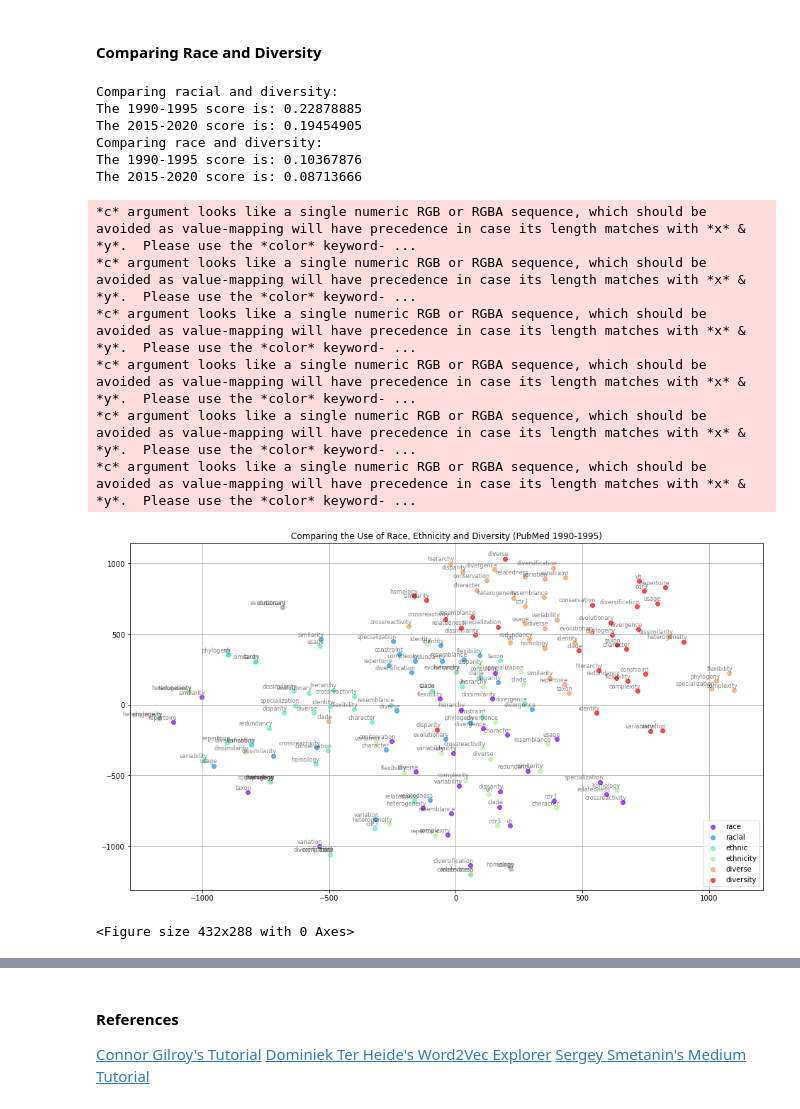
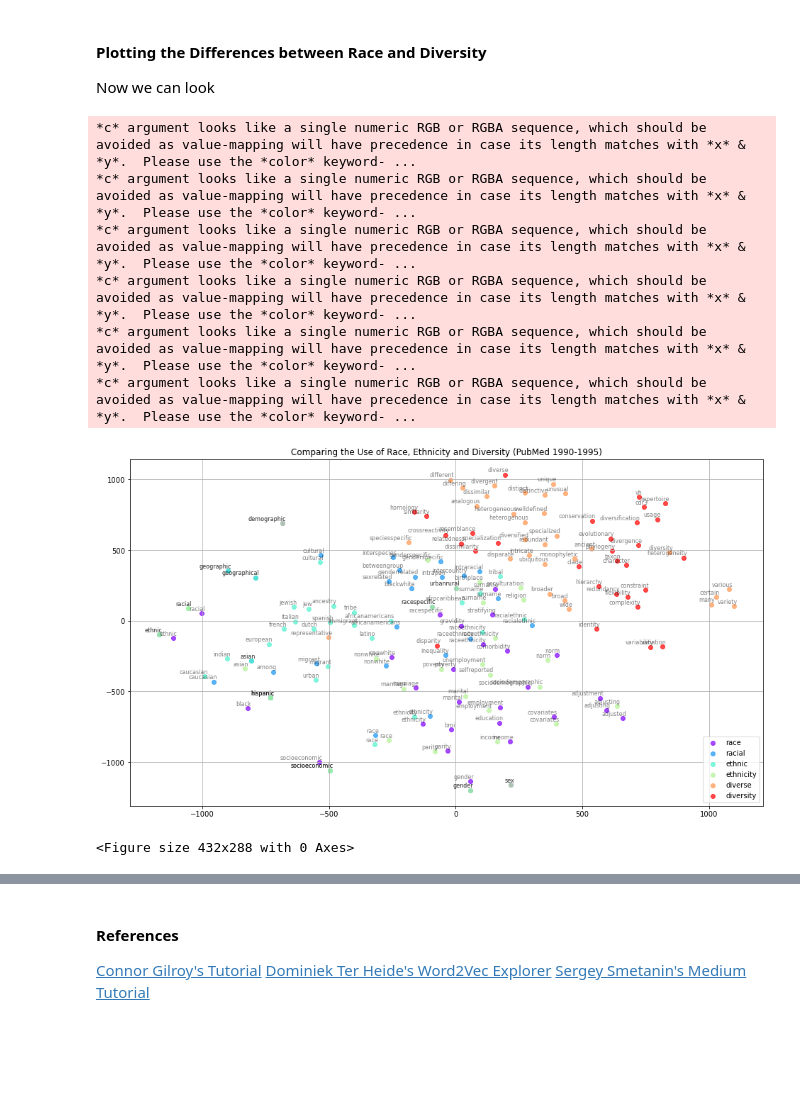
Before and after one commit to brandonleekramer/diversity, a Jupyter notebook: src/04_word_embeddings/04_eda_word2vec.ipynb, the cells around one changed output, grey strips where cells are left out. Cells and saved outputs as stored; diff of their text form; code cells hidden in the pictures; blank space fills up the shorter version.

```diff
--- a/src/04_word_embeddings/04_eda_word2vec.ipynb
+++ b/src/04_word_embeddings/04_eda_word2vec.ipynb
@@ -80,21 +197,4 @@ black_racist
 # %% [markdown]
-#### Comparing Race and Diversity
+#### Plotting the Differences between Race and Diversity
+
+Now we can look
-# %%
-racial_diversity_early = earlier_model.wv.similarity('racial','diversity')
-racial_diversity_later = later_model.wv.similarity('racial','diversity')
-race_diversity_early = earlier_model.wv.similarity('race','diversity')
-race_diversity_later = later_model.wv.similarity('race','diversity')
-
-print('Comparing racial and diversity:')
-print('The 1990-1995 score is:', racial_diversity_early)
-print('The 2015-2020 score is:', racial_diversity_later)
-print('Comparing race and diversity:')
-print('The 1990-1995 score is:', race_diversity_early)
-print('The 2015-2020 score is:', race_diversity_later)
-# %% [output]
-Comparing racial and diversity:
-The 1990-1995 score is: 0.22878885
-The 2015-2020 score is: 0.19454905
-Comparing race and diversity:
-The 1990-1995 score is: 0.10367876
-The 2015-2020 score is: 0.08713666
@@ -125,61 +201,38 @@ e_embeddings_en_2d = np.array(e_tsne_model_en_2d.fit_transform(earlier_embedding
-# %%
-later_vocab = list(later_model.wv.vocab)
-later_x = later_model[later_vocab]
-later_tsne = TSNE(n_components=2)
-later_tsne_x = later_tsne.fit_transform(later_x)
-df_later = pd.DataFrame(later_tsne_x, index=later_vocab, columns=['x', 'y'])
-
-later_embedding_clusters = []
-later_word_clusters = []
-for word in keys:
-    later_embeddings = []
-    later_words = []
-    for similar_word, _ in later_model.wv.most_similar(word, topn=30):
-        later_words.append(similar_word)
-        later_embeddings.append(later_model[similar_word])
-    later_embedding_clusters.append(later_embeddings)
-    later_word_clusters.append(words)
-
-later_embedding_clusters = np.array(later_embedding_clusters)
-n, m, k = later_embedding_clusters.shape
-l_tsne_model_en_2d = TSNE(perplexity=15, n_components=2, init='pca', n_iter=3500, random_state=32)
-l_embeddings_en_2d = np.array(l_tsne_model_en_2d.fit_transform(later_embedding_clusters.reshape(n * m, k))).reshape(n, m, 2)
 # %%
 def tsne_plot_similar_words(title, labels, earlier_embedding_clusters, earlier_word_clusters, a, filename=None):
     plt.figure(figsize=(16, 9))
     colors = cm.rainbow(np.linspace(0, 1, len(labels)))
     for label, earlier_embeddings, earlier_words, color in zip(labels, earlier_embedding_clusters, earlier_word_clusters, colors):
         x = earlier_embeddings[:, 0]
         y = earlier_embeddings[:, 1]
         plt.scatter(x, y, c=color, alpha=a, label=label)
-        for i, word in enumerate(words):
+        for i, word in enumerate(earlier_words):
             plt.annotate(word, alpha=0.5, xy=(x[i], y[i]), xytext=(5, 2),
                          textcoords='offset points', ha='right', va='bottom', size=8)
     plt.legend(loc=4)
     plt.title(title)
     plt.grid(True)
     if filename:
         plt.savefig(filename, format='png', dpi=150, bbox_inches='tight')
     plt.show()
 
 
-test =tsne_plot_similar_words('Comparing the Use of Race, Ethnicity and Diversity (PubMed 1990-1995)',
+early_plot = tsne_plot_similar_words('Comparing the Use of Race, Ethnicity and Diversity (PubMed 1990-1995)',
                         keys, e_embeddings_en_2d, earlier_word_clusters,
                         0.7, 'earlier_comparison.png')
-test
+
+os.chdir("/sfs/qumulo/qhome/kb7hp/git/diversity/data/word_embeddings/")
+plt.savefig('earlier_comparison.png')
+early_plot
 # %% [output]
 *c* argument looks like a single numeric RGB or RGBA sequence, which should be avoided as value-mapping will have precedence in case its length matches with *x* & *y*.  Please use the *color* keyword- ...
 *c* argument looks like a single numeric RGB or RGBA sequence, which should be avoided as value-mapping will have precedence in case its length matches with *x* & *y*.  Please use the *color* keyword- ...
 *c* argument looks like a single numeric RGB or RGBA sequence, which should be avoided as value-mapping will have precedence in case its length matches with *x* & *y*.  Please use the *color* keyword- ...
 *c* argument looks like a single numeric RGB or RGBA sequence, which should be avoided as value-mapping will have precedence in case its length matches with *x* & *y*.  Please use the *color* keyword- ...
 *c* argument looks like a single numeric RGB or RGBA sequence, which should be avoided as value-mapping will have precedence in case its length matches with *x* & *y*.  Please use the *color* keyword- ...
 *c* argument looks like a single numeric RGB or RGBA sequence, which should be avoided as value-mapping will have precedence in case its length matches with *x* & *y*.  Please use the *color* keyword- ...
-[figure, old version]
+[figure, new version]
+<Figure size 432x288 with 0 Axes>
-# %%
-os.chdir("/sfs/qumulo/qhome/kb7hp/git/diversity/data/word_embeddings/")
-plt.savefig('earlier_comparison.png')
-# %% [output]
-<Figure size 432x288 with 0 Axes>
 # %%
 def tsne_plot_similar_words(title, labels, later_embedding_clusters, later_word_clusters, a, filename=None):
     plt.figure(figsize=(16, 9))
```
Also changed, not shown: parts of 20 cells of this notebook.
